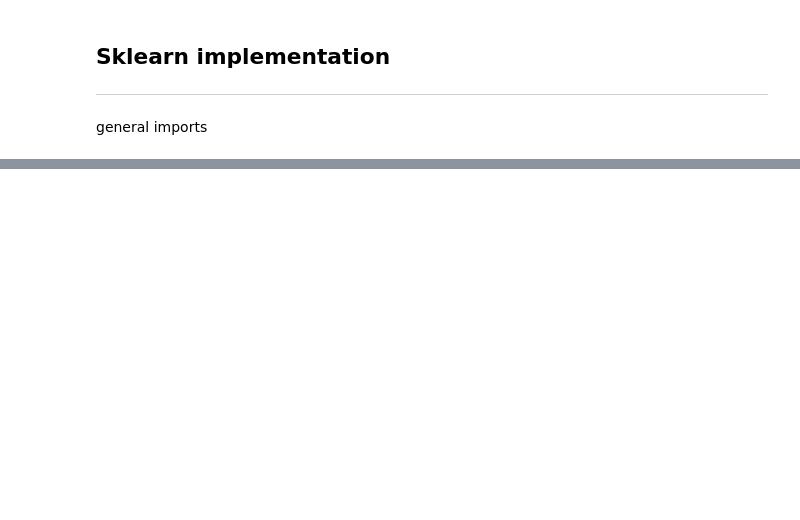
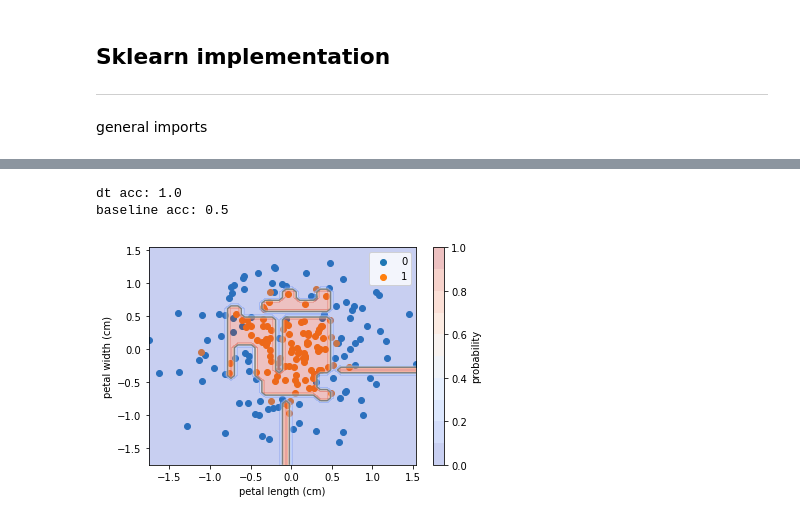
Before and after one commit to PawelRosikiewicz/MachineLearning, a Jupyter notebook: MachineLearning_code_examples/Tree_methods.ipynb, the cells around one changed output, grey strips where cells are left out. Cells and saved outputs as stored; diff of their text form; code cells hidden in the pictures; blank space fills up the shorter version.

```diff
--- a/MachineLearning_code_examples/Tree_methods.ipynb
+++ b/MachineLearning_code_examples/Tree_methods.ipynb
@@ -86,0 +130,28 @@ import scipy.stats as stats  # library for statistics and technical programming,
+# %%
+from sklearn.tree import DecisionTreeClassifier
+
+# create classifier
+clf = DecisionTreeClassifier(
+        criterion='gini', # {“gini”, “entropy”}, default=”gini”
+        splitter='best', # {“best”, “random”}, default=”best”
+        max_depth=60,
+        max_leaf_nodes=100, # max nr of leaf nodes
+        random_state=0
+    )
+# %%
+# fit
+clf.fit(X, y)
+
+# Get score, accuracy,
+print("dt acc:", clf.score(X, y))
+
+# check most frequent baseline
+print("baseline acc:", pd.value_counts(y, normalize=True)[0])
+
+# plot decision surfaces
+from src.utils.DataFrameExplorer_simple_plots import plot_decision_surface
+plot_decision_surface(X, y, clf)
+# %% [output]
+dt acc: 1.0
+baseline acc: 0.5
+[figure, added]
```
Also changed, not shown: parts of 10 cells of this notebook, 5 other files.
